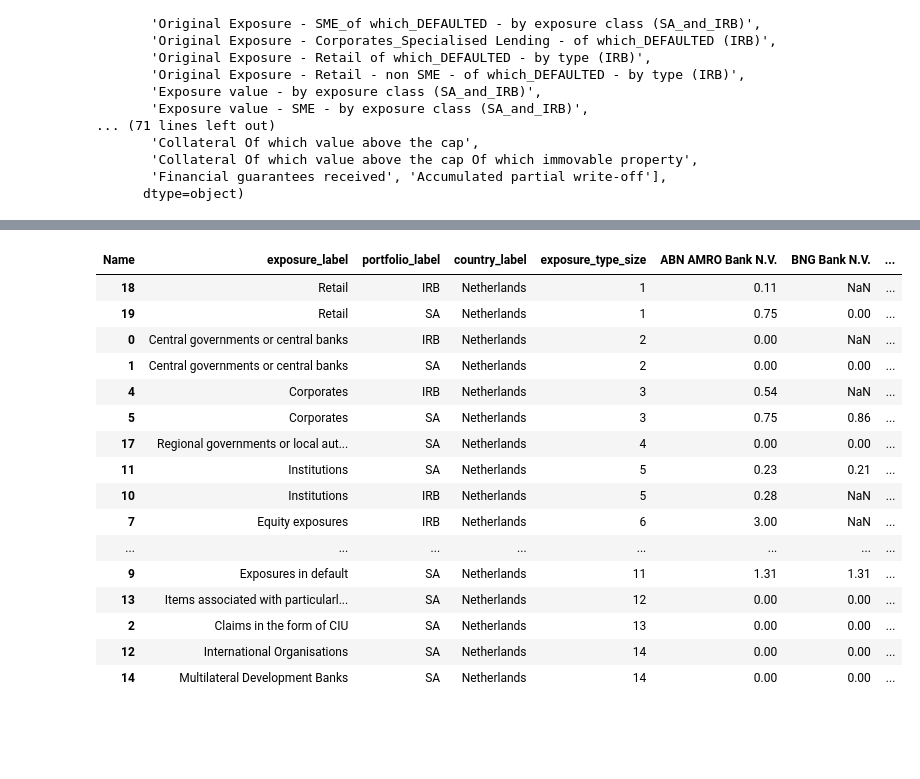
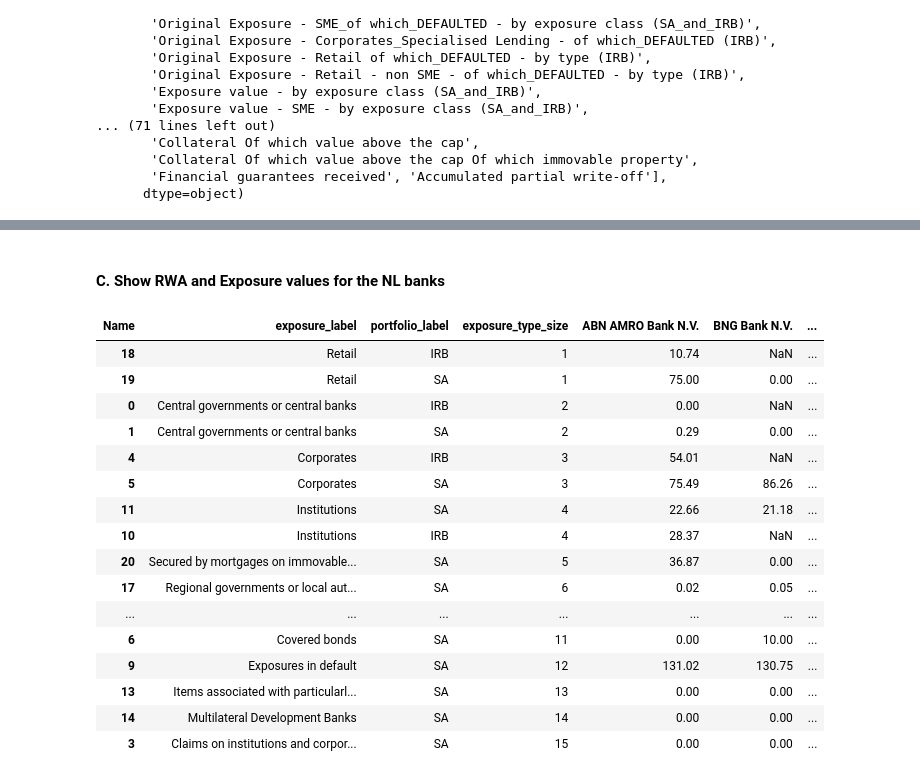
Before and after one commit to at621/eba_transparency, a Jupyter notebook: transparency_eba.ipynb, the cells around one changed output, grey strips where cells are left out. Drawn from its saved outputs; the diff is of its cells as text; code cells hidden in the pictures; blank space fills up the shorter version.

```diff
--- a/transparency_eba.ipynb
+++ b/transparency_eba.ipynb
@@ -104,14 +106,12 @@ kala.sort_values(by=kala.columns[-1], ascending=False)
 # %%
-idx_1 = result['Desc_country'] == 'Netherlands'
-idx_2 = result['country_label'] == 'Netherlands'
-idx_3 = result['Label'].isin(['Exposure value - by exposure class (SA_and_IRB)',
+# Calculate RWA values
+idx_1 = result['Desc_country'] == result['country_label']
+idx_2 = result['Label'].isin(['Exposure value - by exposure class (SA_and_IRB)',
                               'Risk exposure amount - by exposure class (SA_and_IRB)',
                               'Risk Exposure amount - of which_DEFAULTED  - by exposure class (IRB)'])
-idx_4 = result['Period'] == 202306
-idx_5 = result['status_label'] == 'Non defaulted assets'
-idx_6 = result['perf_status_label'] == 'Performing'
+idx_3 = result['Period'] == 202306
 
-kala2 = pd.pivot_table(result[idx_1 & idx_2 & idx_3 & idx_4],
+pivot_df2 = pd.pivot_table(result[idx_1 & idx_2 & idx_3],
                       values='Amount',
                       index=['exposure_label', 'portfolio_label', 'Name', 'country_label'],
                       columns=['Label'],
@@ -121,21 +121,21 @@ kala2 = pd.pivot_table(result[idx_1 & idx_2 & idx_3 & idx_4],
 
 
 # Create a rank based on the summed 'Exposure value', sorted by size
-grouped = kala2.groupby('exposure_label')['Exposure value - by exposure class (SA_and_IRB)'].sum()
+grouped = pivot_df2.groupby('exposure_label')['Exposure value - by exposure class (SA_and_IRB)'].sum()
 rank = grouped.sort_values(ascending=False).rank(method='dense', ascending=False).astype(int)
 
 # Map the ranks back to the original DataFrame
-kala2['exposure_type_size'] = kala2['exposure_label'].map(rank)
+pivot_df2['exposure_type_size'] = pivot_df2['exposure_label'].map(rank)
 
-kala2 = kala2.rename(columns={
+pivot_df2 = pivot_df2.rename(columns={
     'Exposure value - by exposure class (SA_and_IRB)': 'exposure_value',
     'Risk exposure amount - by exposure class (SA_and_IRB)': 'risk_exposure',
     'Risk Exposure amount - of which_DEFAULTED  - by exposure class (IRB)': 'defaulted_risk_exposure',
 })
 
-kala2['risk_weight'] = kala2['risk_exposure'] / kala2['exposure_value']
+pivot_df2['risk_weight'] = (pivot_df2['risk_exposure'] / pivot_df2['exposure_value']) * 100
 
 
-kala2.sort_values(by='exposure_type_size', ascending=True).reset_index().head(20)
+pivot_df2.sort_values(by='exposure_type_size', ascending=True).reset_index().head(20)
 # %% [output]
 | Label | index | exposure_label | portfolio_label | Name | country_label | exposure_value | ... |
@@ -158,29 +158,31 @@ kala2.sort_values(by='exposure_type_size', ascending=True).reset_index().head(20
+# %% [markdown]
+#### C. Show RWA and Exposure values for the NL banks
 # %%
-z = pd.pivot_table(kala2,
-                      values='risk_weight',
-                      index=['exposure_label', 'portfolio_label', 'country_label', 'exposure_type_size'],
-                      columns=['Name'],
-                      aggfunc="sum",
-                      margins=False,
-                      fill_value=np.nan).reset_index()
+z = pd.pivot_table(pivot_df2[pivot_df2['country_label'] == 'Netherlands'],
+                   values='risk_weight',
+                   index=['exposure_label', 'portfolio_label', 'exposure_type_size'],
+                   columns=['Name'],
+                   aggfunc="sum",
+                   margins=False,
+                   fill_value=np.nan).reset_index()
 
 z.sort_values(by='exposure_type_size', ascending=True).head(20)
 # %% [output]
-| Name | exposure_label | portfolio_label | country_label | exposure_type_size | ABN AMRO Bank N.V. | BNG Bank N.V. | ... |
-| 18 | Retail | IRB | Netherlands | 1 | 0.11 | NaN | ... |
-| 19 | Retail | SA | Netherlands | 1 | 0.75 | 0.00 | ... |
-| 0 | Central governments or central banks | IRB | Netherlands | 2 | 0.00 | NaN | ... |
-| 1 | Central governments or central banks | SA | Netherlands | 2 | 0.00 | 0.00 | ... |
-| 4 | Corporates | IRB | Netherlands | 3 | 0.54 | NaN | ... |
-| 5 | Corporates | SA | Netherlands | 3 | 0.75 | 0.86 | ... |
-| 17 | Regional governments or local aut... | SA | Netherlands | 4 | 0.00 | 0.00 | ... |
-| 11 | Institutions | SA | Netherlands | 5 | 0.23 | 0.21 | ... |
-| 10 | Institutions | IRB | Netherlands | 5 | 0.28 | NaN | ... |
-| 7 | Equity exposures | IRB | Netherlands | 6 | 3.00 | NaN | ... |
-| ... | ... | ... | ... | ... | ... | ... | ... |
-| 9 | Exposures in default | SA | Netherlands | 11 | 1.31 | 1.31 | ... |
-| 13 | Items associated with particularl... | SA | Netherlands | 12 | 0.00 | 0.00 | ... |
-| 2 | Claims in the form of CIU | SA | Netherlands | 13 | 0.00 | 0.00 | ... |
-| 12 | International Organisations | SA | Netherlands | 14 | 0.00 | 0.00 | ... |
-| 14 | Multilateral Development Banks | SA | Netherlands | 14 | 0.00 | 0.00 | ... |
+| Name | exposure_label | portfolio_label | exposure_type_size | ABN AMRO Bank N.V. | BNG Bank N.V. | ... |
+| 18 | Retail | IRB | 1 | 10.74 | NaN | ... |
+| 19 | Retail | SA | 1 | 75.00 | 0.00 | ... |
+| 0 | Central governments or central banks | IRB | 2 | 0.00 | NaN | ... |
+| 1 | Central governments or central banks | SA | 2 | 0.29 | 0.00 | ... |
+| 4 | Corporates | IRB | 3 | 54.01 | NaN | ... |
+| 5 | Corporates | SA | 3 | 75.49 | 86.26 | ... |
+| 11 | Institutions | SA | 4 | 22.66 | 21.18 | ... |
+| 10 | Institutions | IRB | 4 | 28.37 | NaN | ... |
+| 20 | Secured by mortgages on immovable... | SA | 5 | 36.87 | 0.00 | ... |
+| 17 | Regional governments or local aut... | SA | 6 | 0.02 | 0.05 | ... |
+| ... | ... | ... | ... | ... | ... | ... |
+| 6 | Covered bonds | SA | 11 | 0.00 | 10.00 | ... |
+| 9 | Exposures in default | SA | 12 | 131.02 | 130.75 | ... |
+| 13 | Items associated with particularl... | SA | 13 | 0.00 | 0.00 | ... |
+| 14 | Multilateral Development Banks | SA | 14 | 0.00 | 0.00 | ... |
+| 3 | Claims on institutions and corpor... | SA | 15 | 0.00 | 0.00 | ... |
 # %%
```
Also changed, not shown: parts of 13 cells of this notebook, 1 other file.
